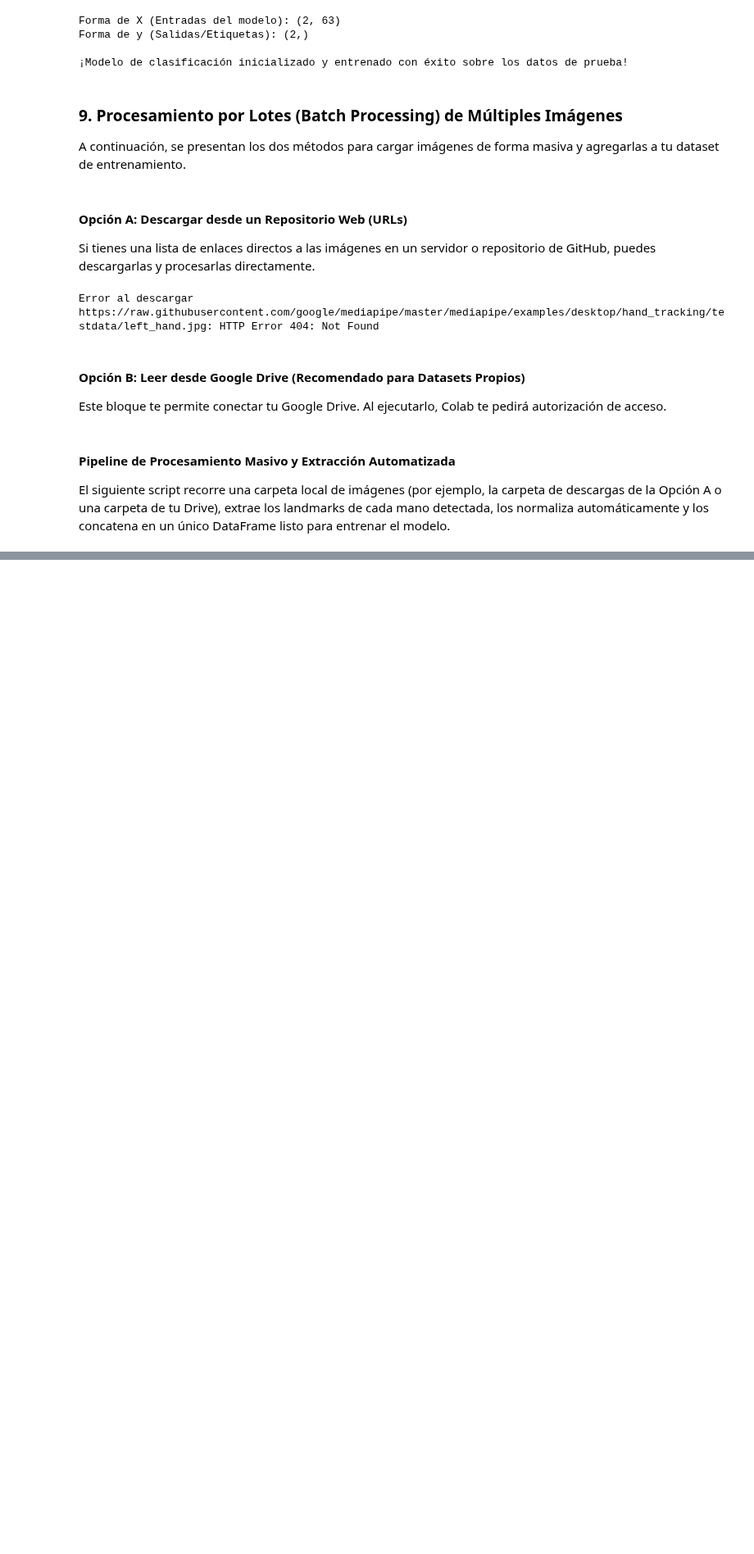
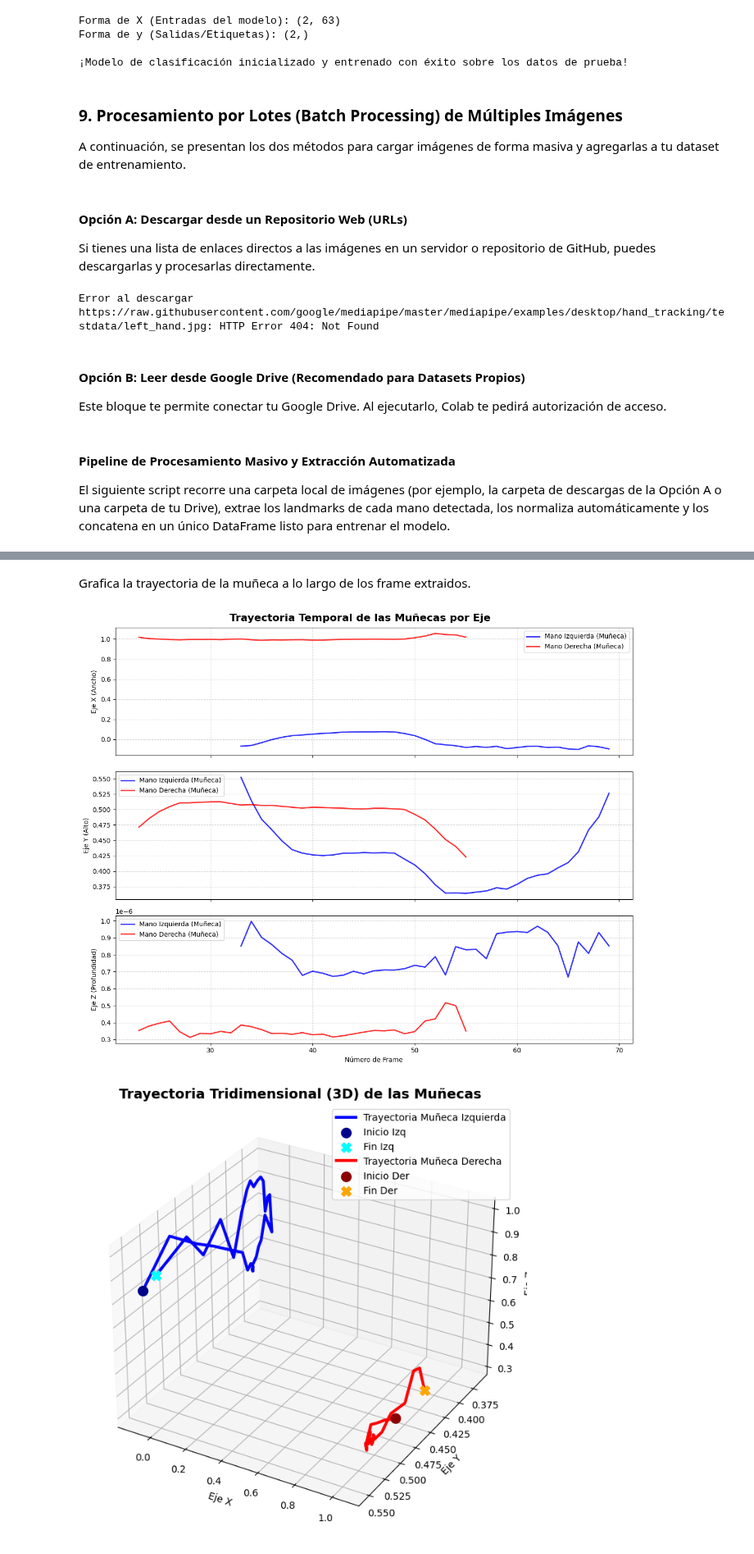
Before and after one commit to a00377571/lsm-reconocimiento-mediapipe, a Jupyter notebook: LSM_ok_dos_manos_MediaPipe.ipynb, the cells around one changed output, grey strips where cells are left out. Shown at 82% size. Cells and saved outputs as stored; diff of their text form; code cells hidden in the pictures; blank space fills up the shorter version.

```diff
--- a/LSM_ok_dos_manos_MediaPipe.ipynb
+++ b/LSM_ok_dos_manos_MediaPipe.ipynb
@@ -571,0 +875,77 @@ if not df_lote_procesado.empty:
+# %% [markdown]
+Grafica la trayectoria de la muñeca a lo largo de los frame extraidos.
+# %%
+import numpy as np
+import matplotlib.pyplot as plt
+
+# 1. Cargar la secuencia completa de landmarks
+npz_path = "output/lsm_hola_01_hands.npz"
+data = np.load(npz_path)
+hands_sequence = data['hands']  # Forma: (T, 2, 21, 3)
+
+# El landmark de la muñeca (Wrist) es el índice 0
+wrist_idx = 0
+
+# Extraer las coordenadas (X, Y, Z) de la muñeca a lo largo del tiempo
+# hands_sequence[:, 0, wrist_idx, :] -> Muñeca Mano Izquierda
+# hands_sequence[:, 1, wrist_idx, :] -> Muñeca Mano Derecha
+wrist_left = hands_sequence[:, 0, wrist_idx, :]   # Forma: (T, 3)
+wrist_right = hands_sequence[:, 1, wrist_idx, :]  # Forma: (T, 3)
+
+frames = np.arange(len(hands_sequence))
+
+# 2. Configurar la figura para trayectorias temporales (2D por componente)
+fig, axs = plt.subplots(3, 1, figsize=(12, 10), sharex=True)
+
+componentes = ['Eje X (Ancho)', 'Eje Y (Alto)', 'Eje Z (Profundidad)']
+colores = ['blue', 'red']
+
+for i in range(3):
+    # Graficar mano izquierda (index 0)
+    axs[i].plot(frames, wrist_left[:, i], label='Mano Izquierda (Muñeca)', color='blue', alpha=0.8, linewidth=2)
+    # Graficar mano derecha (index 1)
+    axs[i].plot(frames, wrist_right[:, i], label='Mano Derecha (Muñeca)', color='red', alpha=0.8, linewidth=2)
+
+    axs[i].set_ylabel(componentes[i])
+    axs[i].grid(True, linestyle='--', alpha=0.5)
+    axs[i].legend()
+
+axs[2].set_xlabel('Número de Frame')
+plt.suptitle('Trayectoria Temporal de las Muñecas por Eje', fontsize=16, fontweight='bold')
+plt.tight_layout()
+plt.show()
+
+# 3. Configurar gráfico 3D de las trayectorias espaciales
+fig_3d = plt.figure(figsize=(10, 8))
+ax_3d = fig_3d.add_subplot(111, projection='3d')
+
+# Graficar trayectoria 3D de la mano izquierda (omitiendo los NaNs para trazar la línea continua)
+mask_left = ~np.isnan(wrist_left[:, 0])
+if np.any(mask_left):
+    ax_3d.plot(wrist_left[mask_left, 0], wrist_left[mask_left, 1], wrist_left[mask_left, 2],
+               color='blue', label='Trayectoria Muñeca Izquierda', linewidth=3)
+    ax_3d.scatter(wrist_left[mask_left, 0][0], wrist_left[mask_left, 1][0], wrist_left[mask_left, 2][0],
+                  color='darkblue', marker='o', s=100, label='Inicio Izq')
+    ax_3d.scatter(wrist_left[mask_left, 0][-1], wrist_left[mask_left, 1][-1], wrist_left[mask_left, 2][-1],
+                  color='cyan', marker='X', s=100, label='Fin Izq')
+
+# Graficar trayectoria 3D de la mano derecha (omitiendo los NaNs)
+mask_right = ~np.isnan(wrist_right[:, 0])
+if np.any(mask_right):
+    ax_3d.plot(wrist_right[mask_right, 0], wrist_right[mask_right, 1], wrist_right[mask_right, 2],
+               color='red', label='Trayectoria Muñeca Derecha', linewidth=3)
+    ax_3d.scatter(wrist_right[mask_right, 0][0], wrist_right[mask_right, 1][0], wrist_right[mask_right, 2][0],
+                  color='darkred', marker='o', s=100, label='Inicio Der')
+    ax_3d.scatter(wrist_right[mask_right, 0][-1], wrist_right[mask_right, 1][-1], wrist_right[mask_right, 2][-1],
+                  color='orange', marker='X', s=100, label='Fin Der')
+
+ax_3d.set_title('Trayectoria Tridimensional (3D) de las Muñecas', fontsize=14, fontweight='bold')
+ax_3d.set_xlabel('Eje X')
+ax_3d.set_ylabel('Eje Y')
+ax_3d.set_zlabel('Eje Z')
+ax_3d.invert_yaxis() # Mantener consistencia con el espacio de la cámara
+ax_3d.legend()
+plt.show()
+# %% [output]
+[figure, added]
+[figure, added]
```
Also changed, not shown: parts of 14 cells of this notebook.
